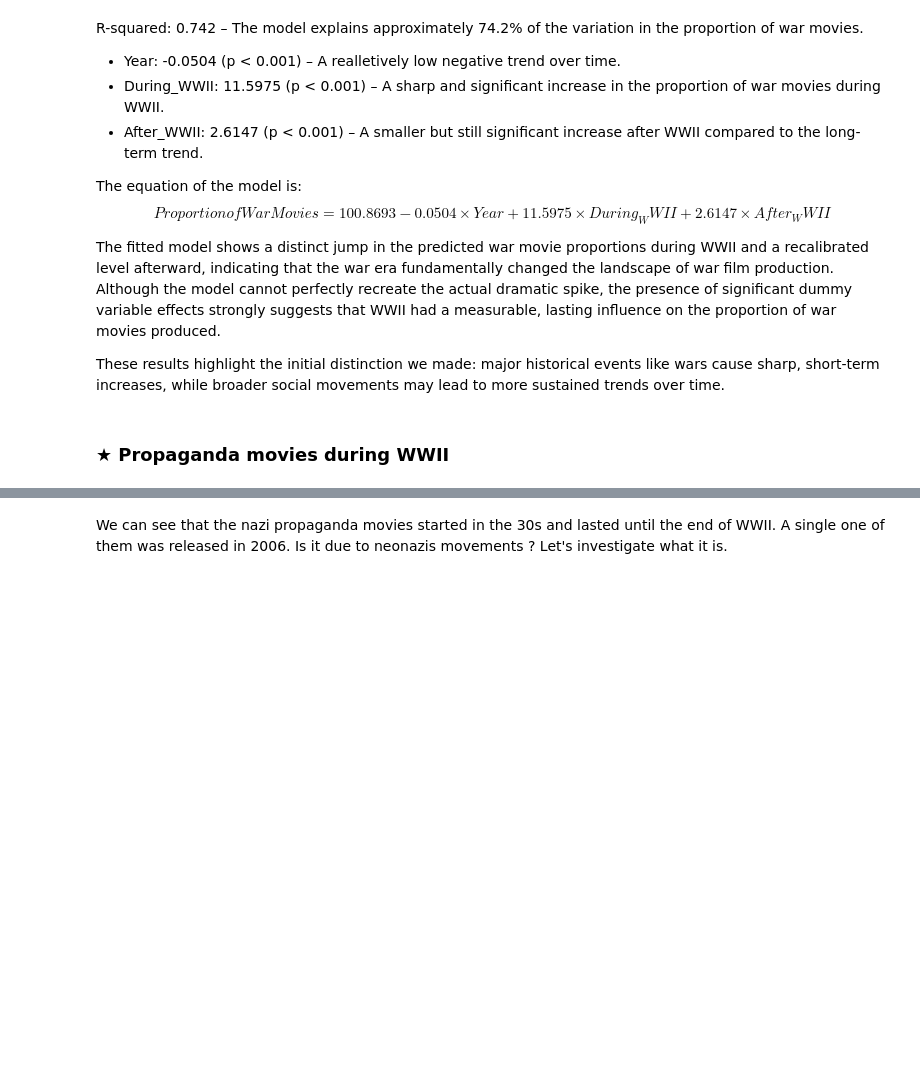
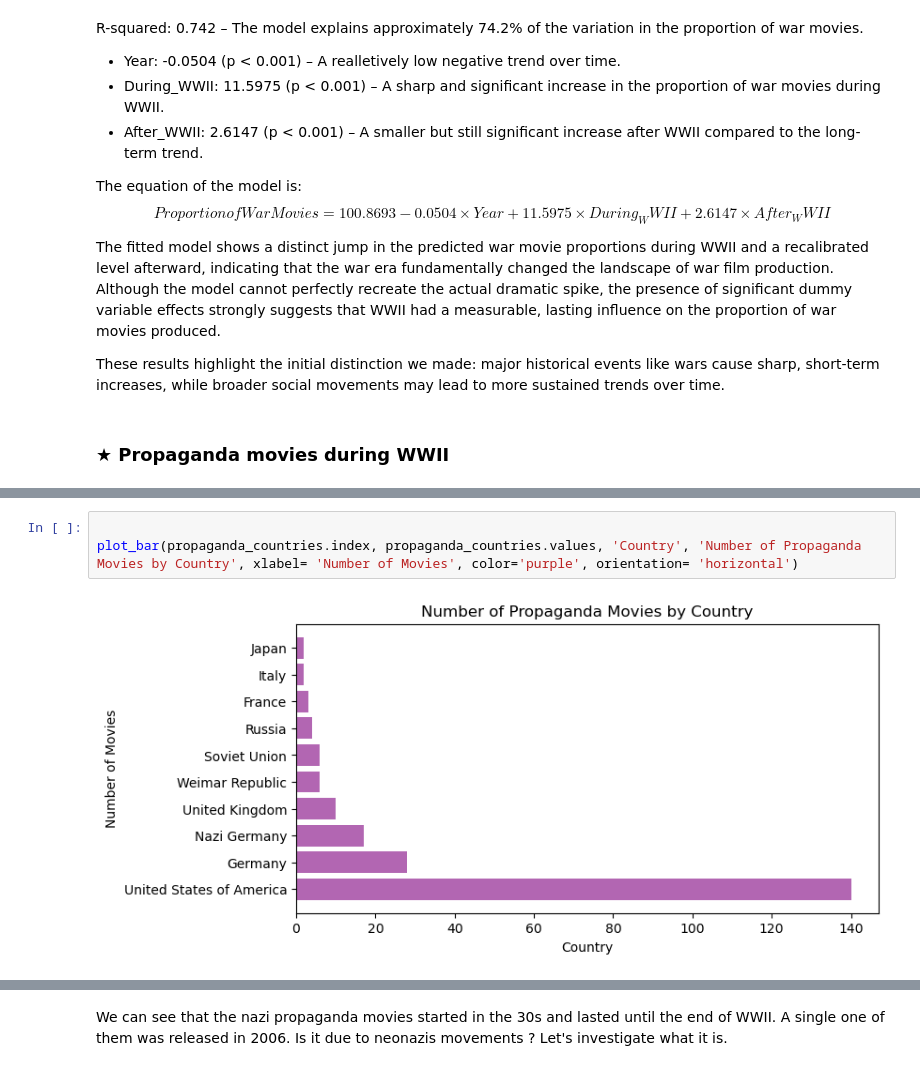
Before and after one commit to epfl-ada/ada-2024-project-nostringsadached, a Jupyter notebook: new_results2.ipynb, the cells around one changed output, grey strips where cells are left out. Saved outputs shown, nothing was run; the diff lists cells and outputs as text; blank space fills up the shorter version.

```diff
--- a/new_results2.ipynb
+++ b/new_results2.ipynb
@@ -504,0 +453,5 @@ plt.show()
+# %%
+
+plot_bar(propaganda_countries.index, propaganda_countries.values, 'Country', 'Number of Propaganda Movies by Country', xlabel= 'Number of Movies', color='purple', orientation= 'horizontal')
+# %% [output]
+[figure, added]
```
Also changed, not shown: parts of 21 cells of this notebook, 2 other files.
